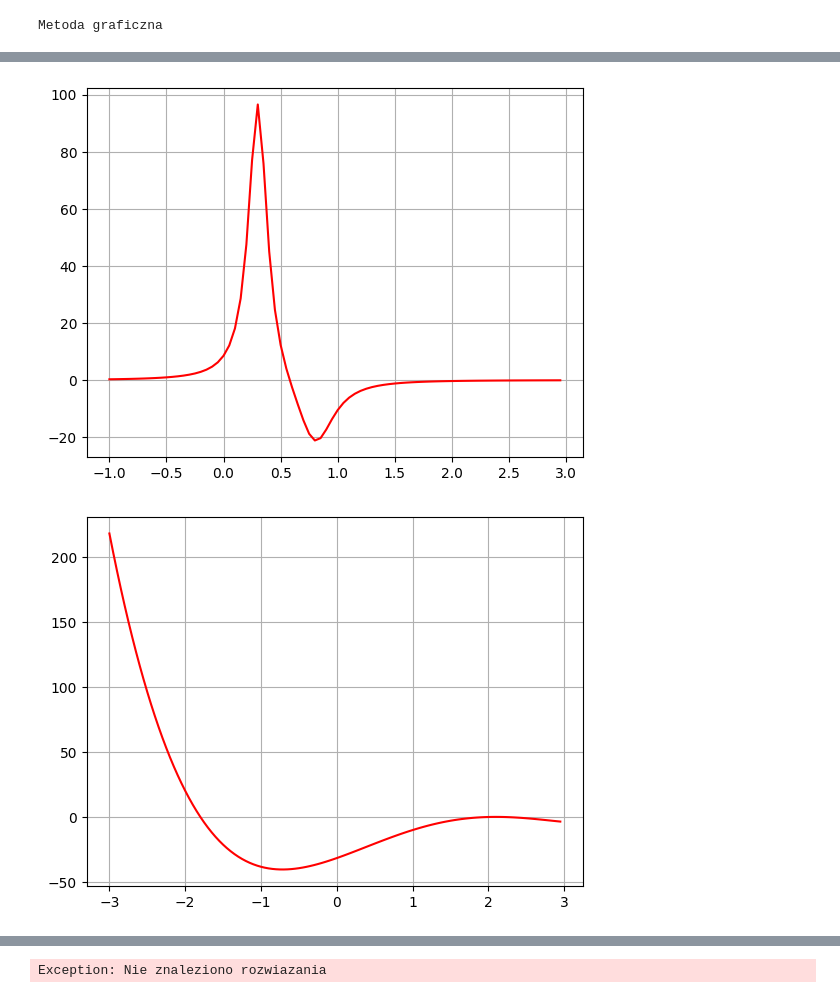
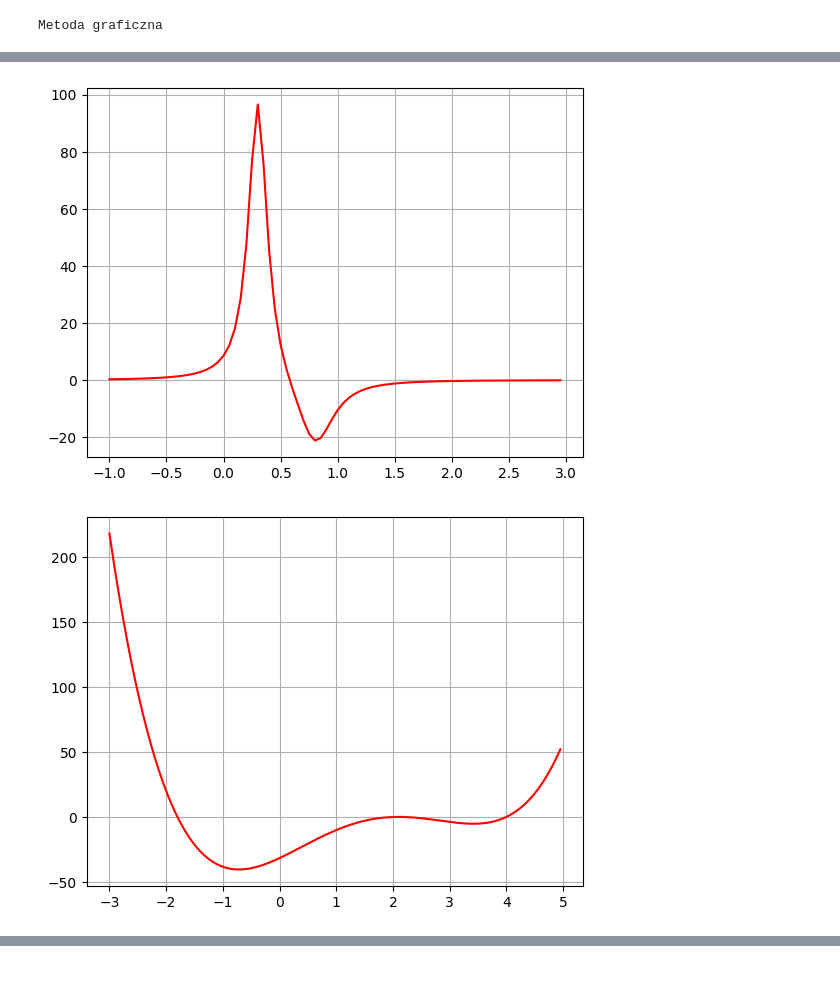
Before and after one commit to dominikkugler/codespaces-jupyter, a Jupyter notebook: notebooks/lab8.ipynb, the cells around one changed output, grey strips where cells are left out. Saved outputs shown, nothing was run; the diff lists cells and outputs as text; code cells hidden in the pictures.

```diff
--- a/notebooks/lab8.ipynb
+++ b/notebooks/lab8.ipynb
@@ -1,4 +1,5 @@
 # %%
+#Zad.1
 import numpy as np
 import matplotlib.pyplot as plt
 def fx1(x):
@@ -19,7 +20,7 @@ def graph(fx,xstart,xend,step):
 print("Metoda graficzna")
 graph(fx1,-1,1.5,0.05)
 graph(fx2,-1,3,0.05)
-graph(fx3,-3,3,0.05)
+graph(fx3,-3,5,0.05)
 
 #
 
@@ -39,50 +40,104 @@ print("Metoda liniowej inkrementacji")
 
 print("Funkcja 1:")
 x1f1 = linear_incrementation(fx1,-0.5,0.01,500)
+err_x1f1 = fx1(x1f1)
 print("x1=" +str(x1f1))
+print("f(x1)=" +str(err_x1f1))
 x2f1 = linear_incrementation(fx1,-0.25,0.01,500)
+err_x2f1 = fx1(x2f1)
 print("x2=" +str(x2f1))
+print("f(x2)=" +str(err_x2f1))
 x3f1 = linear_incrementation(fx1,1,0.01,500)
+err_x3f1 = fx1(x3f1)
 print("x3=" +str(x3f1))
+print("f(x3)=" +str(err_x3f1))
 
 print("Funkcja 2:")
 x1f2 = linear_incrementation(fx2,0.5,0.01,500)
+err_x1f2 = fx2(x1f2)
 print("x1=" +str(x1f2))
+print("f(x1)=" +str(err_x1f2))
 
 print("Funkcja 3:")
 x1f3 = linear_incrementation(fx3,-2,0.01,100)
+err_x1f3 = fx3(x1f3)
 print("x1=" +str(x1f3))
-x2f3 = linear_incrementation(fx3,1.5,0.01,200)
+print("f(x1)=" +str(err_x1f3))
+x2f3 = linear_incrementation(fx3,1,0.01,500)
+err_x2f3 = fx3(x2f3)
 print("x2=" +str(x2f3))
+print("f(x2)=" +str(err_x2f3))
 x3f3 = linear_incrementation(fx3,3.5,0.01,500)
+err_x3f3 = fx3(x3f3)
 print("x3=" +str(x3f3))
+print("f(x3)=" +str(err_x3f3))
 
-
-# przy doborze mniejszego kroku miejsce zerowe otrzymane
-# metodą liniowej inkrementacji jest bliższe prawdziwemu
-# miejscu zerowemu
 
 def bisection(fx,a,b,err):
     while np.absolute(b-a)>err:
         midPoint=(a+b)/2
         if fx(midPoint)*fx(a)<0:
             b=midPoint
         midPoint=(a+b)/2
         if fx(midPoint)*fx(b)<0:
             a=midPoint
         return b - (b-a)*fx(b)/(fx(b)-fx(a))
 
 print("Metoda bisekcji")
-print("x1=" +str(bisection(fx1,-3,3,0.0001)))
-print("x2=" +str(bisection(fx2,-3,3,0.0001)))
-print("x3=" +str(bisection(fx3,-3,3,0.0001)))
+print("Funkcja 1:")
+x1f1 = bisection(fx1,-0.5,0.5,0.000001)
+errb_x1f1 = fx1(x1f1)
+print("x1=" +str(x1f1))
+print("f(x1)=" +str(errb_x1f1))
+x2f1 = bisection(fx1,-0.25,0.25,0.000001)
+errb_x2f1 = fx1(x2f1)
+print("x2=" +str(x2f1))
+print("f(x2)=" +str(errb_x2f1))
+x3f1 = bisection(fx1,1,1.5,0.000001)
+errb_x3f1 = fx1(x3f1)
+print("x3=" +str(x3f1))
+print("f(x3)=" +str(errb_x3f1))
 
-# jedno meijsce zerowe dla funkcji 2
+print("Funkcja 2:")
+x1f2 = bisection(fx2,0.5,1,0.000001)
+errb_x1f2 = fx2(x1f2)
+print("x1=" +str(x1f2))
+print("f(x1)=" +str(errb_x1f2))
+
+print("Funkcja 3:")
+x1f3 = bisection(fx3,-2,0,0.000001)
+errb_x1f3 = fx3(x1f3)
+print("x1=" +str(x1f3))
+print("f(x1)=" +str(errb_x1f3))
+x2f3 = bisection(fx3,1,2,0.000001)
+errb_x2f3 = fx3(x2f3)
+print("x2=" +str(x2f3))
+print("f(x2)=" +str(errb_x2f3))
+x3f3 = bisection(fx3,3,4,0.000001)
+errb_x3f3 = fx3(x3f3)
+print("x3=" +str(x3f3))
+print("f(x3)=" +str(errb_x3f3))
+
+#Zad.2
+print("Najmniejsze miejsce zerowe funkcji 3")
+print(str(bisection(fx3,-2,-1,0.000001)))
+
+# Wnioski
+# przy doborze mniejszego kroku miejsce zerowe otrzymane
+# metodą liniowej inkrementacji jest bliższe prawdziwemu
+# miejscu zerowemu
+# z laboratiorium wynika, że dla zadanych funkcji metoda bisekcji
+# daje mniej dokładne wyniki miejsc zerowych niż metoda liniowej inkrementacji
+# jednakże w przypadku funkcji 3 metoda bisekcji daje dokładniejszy wynik
+
+# Z metody graficznej wynika, że najmniejsze miejsce zerowe funkcji 3
+# znajduje się w okolicach -1.5
+# obliczono je zatem metodą bisekcji między -2 a -1
 # %% [output]
 Metoda graficzna
 [figure]
 [figure]
-[figure, old version]
+[figure, new version]
 Metoda liniowej inkrementacji
 Funkcja 1:
 x1=-0.3209219573823133
@@ -95 +157,0 @@ x1=-1.7999999999999998
-Exception: Nie znaleziono rozwiazania
```
Also changed, not shown: parts of 1 cell of this notebook.
